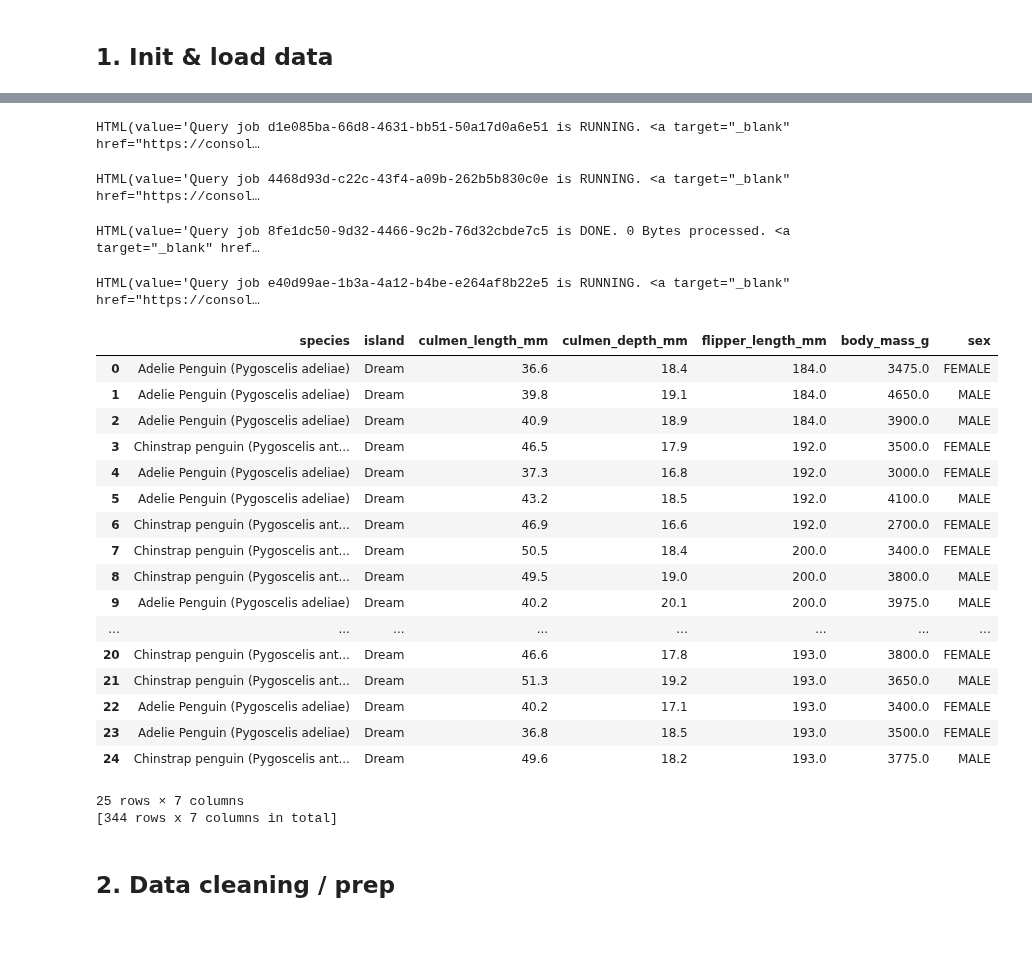
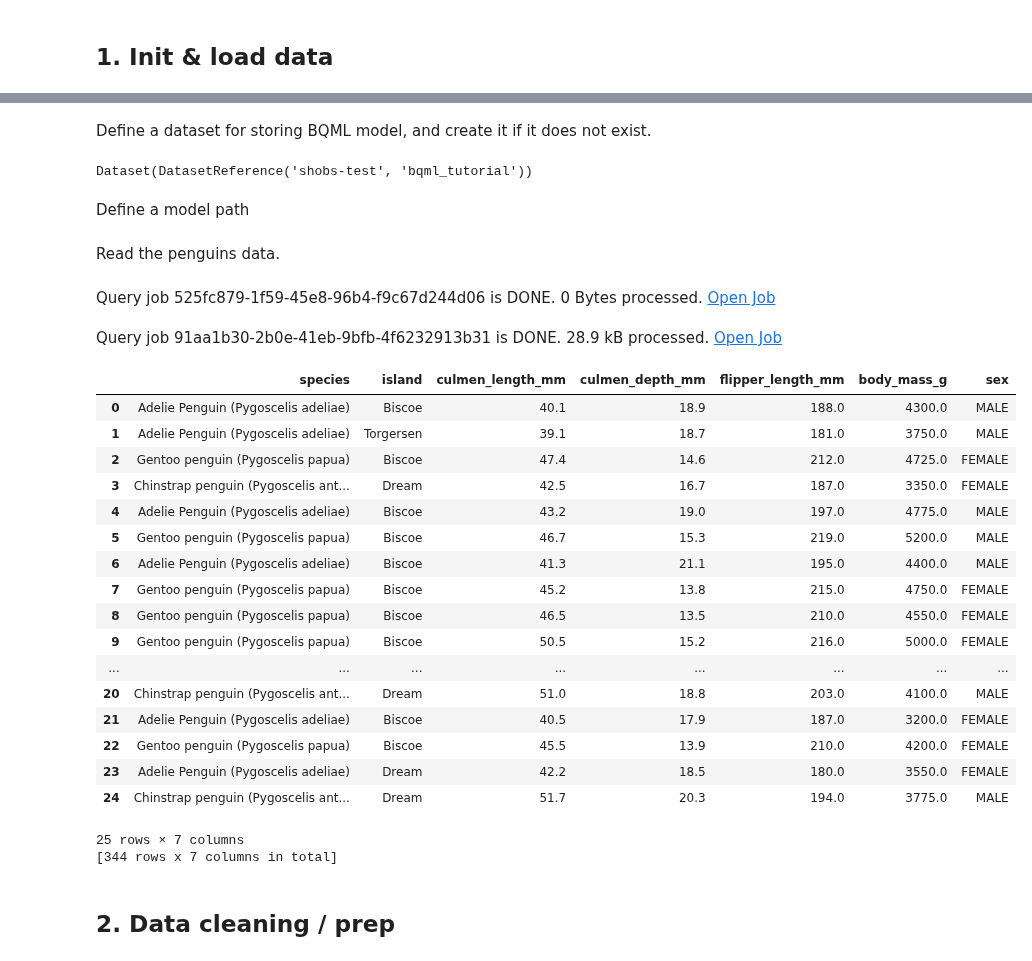
Before and after one commit to googleapis/python-bigquery-dataframes, a Jupyter notebook: notebooks/regression/easy_linear_regression.ipynb, the cells around one changed output, grey strips where cells are left out. Drawn from its saved outputs; the diff is of its cells as text; code cells hidden in the pictures; blank space fills up the shorter version.

```diff
--- a/notebooks/regression/easy_linear_regression.ipynb
+++ b/notebooks/regression/easy_linear_regression.ipynb
@@ -14,0 +20,9 @@ This example is adapted from the [BQML linear regression tutorial](https://cloud
+# %% [markdown]
+Define a dataset for storing BQML model, and create it if it does not exist.
+# %%
+dataset = f"{session.bqclient.project}.bqml_tutorial"
+session.bqclient.create_dataset(dataset, exists_ok=True)
+# %% [output]
+Dataset(DatasetReference('shobs-test', 'bqml_tutorial'))
+# %% [markdown]
+Define a model path
@@ -15,35 +31,33 @@ This example is adapted from the [BQML linear regression tutorial](https://cloud
+# %% [markdown]
+Read the penguins data.
 # %%
-import bigframes.pandas
-
 # read a BigQuery table to a BigQuery DataFrame
-df = bigframes.pandas.read_gbq("bigframes-dev.bqml_tutorial.penguins")
+df = bigframes.pandas.read_gbq(f"bigquery-public-data.ml_datasets.penguins")
 
 # take a peek at the dataframe
 df
 # %% [output]
+Query job 525fc879-1f59-45e8-96b4-f9c67d244d06 is DONE. 0 Bytes processed. Open Job
+Query job 91aa1b30-2b0e-41eb-9bfb-4f6232913b31 is DONE. 28.9 kB processed. Open Job
+|  | species | island | culmen_length_mm | culmen_depth_mm | flipper_length_mm | body_mass_g | sex |
+| 0 | Adelie Penguin (Pygoscelis adeliae) | Biscoe | 40.1 | 18.9 | 188.0 | 4300.0 | MALE |
+| 1 | Adelie Penguin (Pygoscelis adeliae) | Torgersen | 39.1 | 18.7 | 181.0 | 3750.0 | MALE |
+| 2 | Gentoo penguin (Pygoscelis papua) | Biscoe | 47.4 | 14.6 | 212.0 | 4725.0 | FEMALE |
+| 3 | Chinstrap penguin (Pygoscelis ant... | Dream | 42.5 | 16.7 | 187.0 | 3350.0 | FEMALE |
+| 4 | Adelie Penguin (Pygoscelis adeliae) | Biscoe | 43.2 | 19.0 | 197.0 | 4775.0 | MALE |
+| 5 | Gentoo penguin (Pygoscelis papua) | Biscoe | 46.7 | 15.3 | 219.0 | 5200.0 | MALE |
+| 6 | Adelie Penguin (Pygoscelis adeliae) | Biscoe | 41.3 | 21.1 | 195.0 | 4400.0 | MALE |
+| 7 | Gentoo penguin (Pygoscelis papua) | Biscoe | 45.2 | 13.8 | 215.0 | 4750.0 | FEMALE |
+| 8 | Gentoo penguin (Pygoscelis papua) | Biscoe | 46.5 | 13.5 | 210.0 | 4550.0 | FEMALE |
+| 9 | Gentoo penguin (Pygoscelis papua) | Biscoe | 50.5 | 15.2 | 216.0 | 5000.0 | FEMALE |
+| ... | ... | ... | ... | ... | ... | ... | ... |
+| 20 | Chinstrap penguin (Pygoscelis ant... | Dream | 51.0 | 18.8 | 203.0 | 4100.0 | MALE |
+| 21 | Adelie Penguin (Pygoscelis adeliae) | Biscoe | 40.5 | 17.9 | 187.0 | 3200.0 | FEMALE |
+| 22 | Gentoo penguin (Pygoscelis papua) | Biscoe | 45.5 | 13.9 | 210.0 | 4200.0 | FEMALE |
+| 23 | Adelie Penguin (Pygoscelis adeliae) | Dream | 42.2 | 18.5 | 180.0 | 3550.0 | FEMALE |
+| 24 | Chinstrap penguin (Pygoscelis ant... | Dream | 51.7 | 20.3 | 194.0 | 3775.0 | MALE |
-HTML(value='Query job d1e085ba-66d8-4631-bb51-50a17d0a6e51 is RUNNING. <a target="_blank" href="https://consol…
+25 rows × 7 columns
+[344 rows x 7 columns in total]
-HTML(value='Query job 4468d93d-c22c-43f4-a09b-262b5b830c0e is RUNNING. <a target="_blank" href="https://consol…
-HTML(value='Query job 8fe1dc50-9d32-4466-9c2b-76d32cbde7c5 is DONE. 0 Bytes processed. <a target="_blank" href…
-HTML(value='Query job e40d99ae-1b3a-4a12-b4be-e264af8b22e5 is RUNNING. <a target="_blank" href="https://consol…
-|  | species | island | culmen_length_mm | culmen_depth_mm | flipper_length_mm | body_mass_g | sex |
-| 0 | Adelie Penguin (Pygoscelis adeliae) | Dream | 36.6 | 18.4 | 184.0 | 3475.0 | FEMALE |
-| 1 | Adelie Penguin (Pygoscelis adeliae) | Dream | 39.8 | 19.1 | 184.0 | 4650.0 | MALE |
-| 2 | Adelie Penguin (Pygoscelis adeliae) | Dream | 40.9 | 18.9 | 184.0 | 3900.0 | MALE |
-| 3 | Chinstrap penguin (Pygoscelis ant... | Dream | 46.5 | 17.9 | 192.0 | 3500.0 | FEMALE |
-| 4 | Adelie Penguin (Pygoscelis adeliae) | Dream | 37.3 | 16.8 | 192.0 | 3000.0 | FEMALE |
-| 5 | Adelie Penguin (Pygoscelis adeliae) | Dream | 43.2 | 18.5 | 192.0 | 4100.0 | MALE |
-| 6 | Chinstrap penguin (Pygoscelis ant... | Dream | 46.9 | 16.6 | 192.0 | 2700.0 | FEMALE |
-| 7 | Chinstrap penguin (Pygoscelis ant... | Dream | 50.5 | 18.4 | 200.0 | 3400.0 | FEMALE |
-| 8 | Chinstrap penguin (Pygoscelis ant... | Dream | 49.5 | 19.0 | 200.0 | 3800.0 | MALE |
-| 9 | Adelie Penguin (Pygoscelis adeliae) | Dream | 40.2 | 20.1 | 200.0 | 3975.0 | MALE |
-| ... | ... | ... | ... | ... | ... | ... | ... |
-| 20 | Chinstrap penguin (Pygoscelis ant... | Dream | 46.6 | 17.8 | 193.0 | 3800.0 | FEMALE |
-| 21 | Chinstrap penguin (Pygoscelis ant... | Dream | 51.3 | 19.2 | 193.0 | 3650.0 | MALE |
-| 22 | Adelie Penguin (Pygoscelis adeliae) | Dream | 40.2 | 17.1 | 193.0 | 3400.0 | FEMALE |
-| 23 | Adelie Penguin (Pygoscelis adeliae) | Dream | 36.8 | 18.5 | 193.0 | 3500.0 | FEMALE |
-| 24 | Chinstrap penguin (Pygoscelis ant... | Dream | 49.6 | 18.2 | 193.0 | 3775.0 | MALE |
-25 rows × 7 columns
-[344 rows x 7 columns in total]
 # %% [markdown]
 ## 2. Data cleaning / prep
 # %%
```
Also changed, not shown: parts of 9 cells of this notebook, 21 other files.
